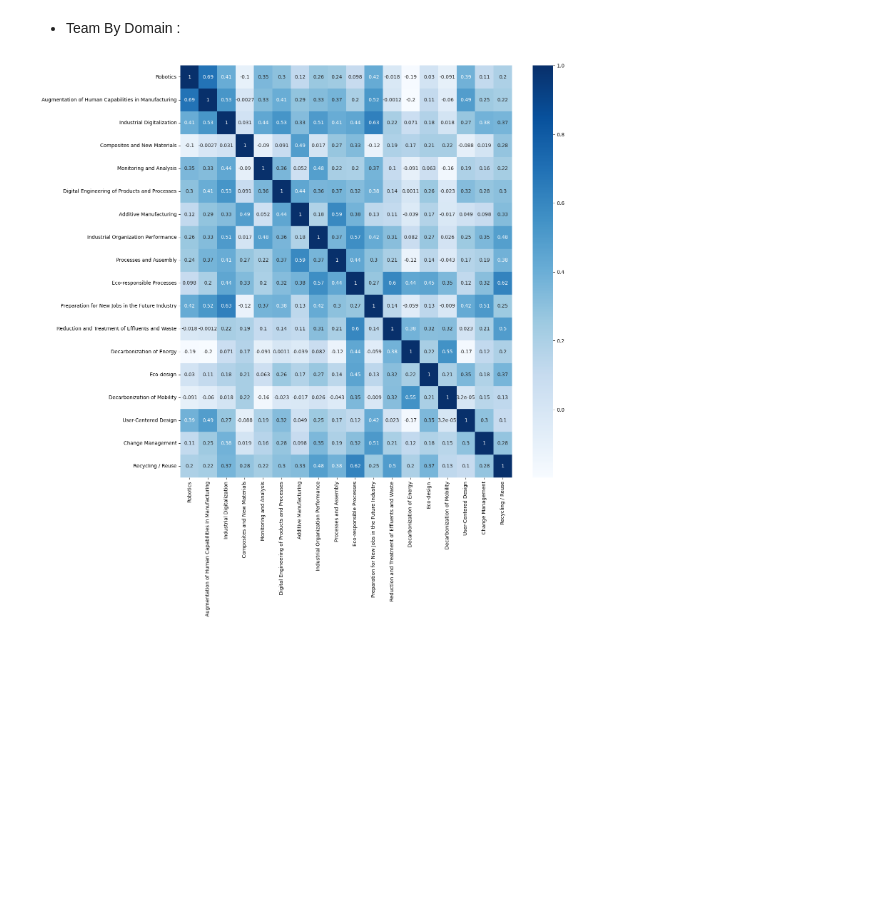
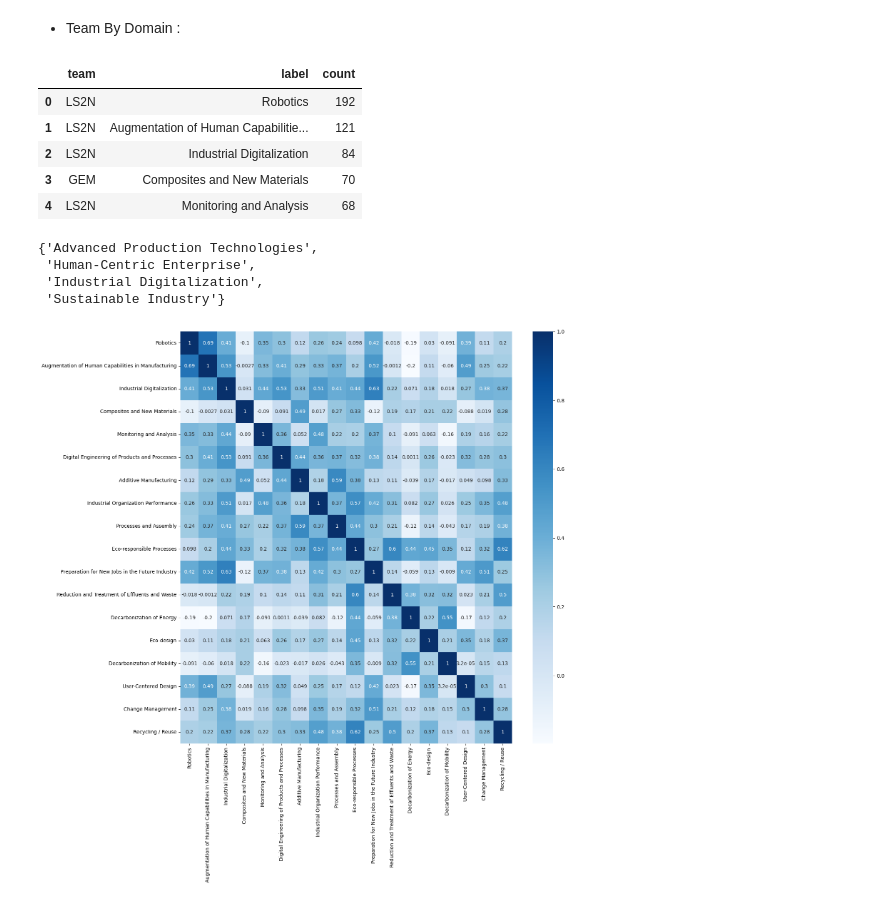
Before and after one commit to abdelnour13/ExMap, a Jupyter notebook: notebooks/Visualizations/EDA_corpus.ipynb, the cells around one changed output. Drawn from its saved outputs; the diff is of its cells as text; code cells hidden in the pictures; blank space fills up the shorter version.

```diff
--- a/notebooks/Visualizations/EDA_corpus.ipynb
+++ b/notebooks/Visualizations/EDA_corpus.ipynb
@@ -406,0 +428,9 @@ teams_labels = teams_labels[['team', 'label']].value_counts().reset_index()
+# %%
+teams_labels.head()
+# %% [output]
+|  | team | label | count |
+| 0 | LS2N | Robotics | 192 |
+| 1 | LS2N | Augmentation of Human Capabilitie... | 121 |
+| 2 | LS2N | Industrial Digitalization | 84 |
+| 3 | GEM | Composites and New Materials | 70 |
+| 4 | LS2N | Monitoring and Analysis | 68 |
@@ -407 +442,8 @@ teams_labels = teams_labels[['team', 'label']].value_counts().reset_index()
+# %%
+set(mapping.values())
+# %% [output]
+{'Advanced Production Technologies',
+ 'Human-Centric Enterprise',
+ 'Industrial Digitalization',
+ 'Sustainable Industry'}
 # %%
```
Also changed, not shown: parts of 14 cells of this notebook, 15 other files.
